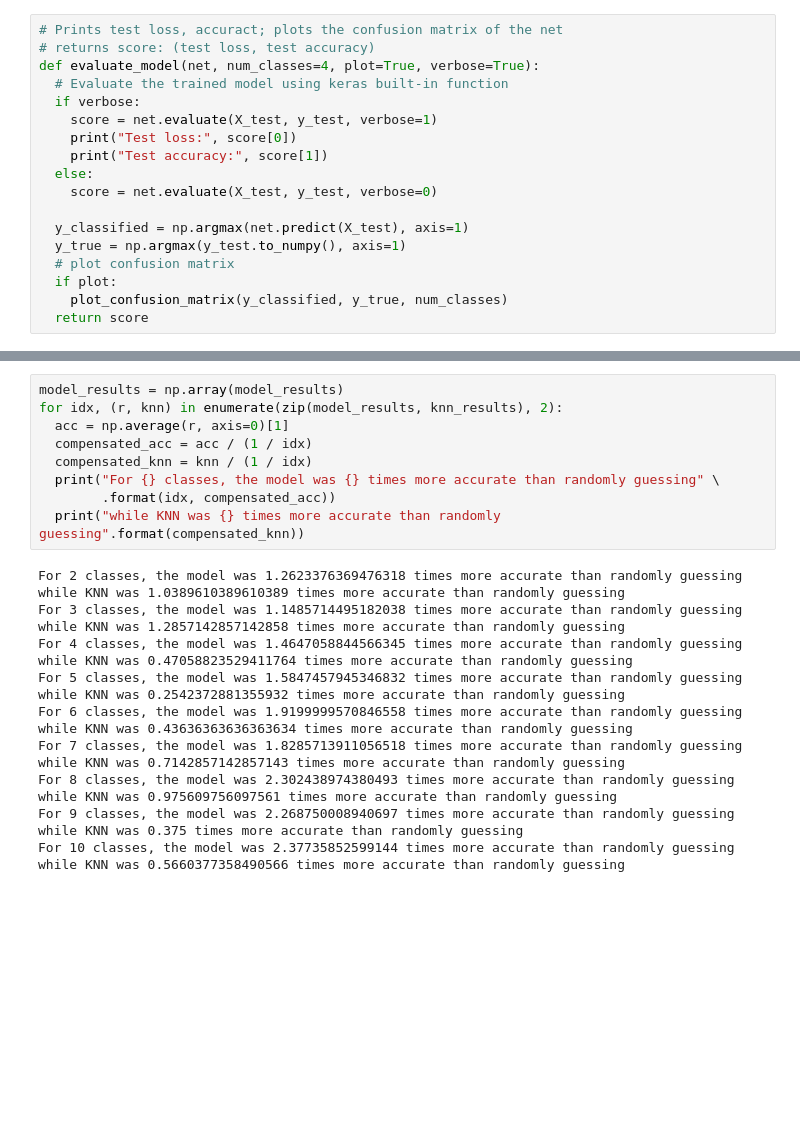
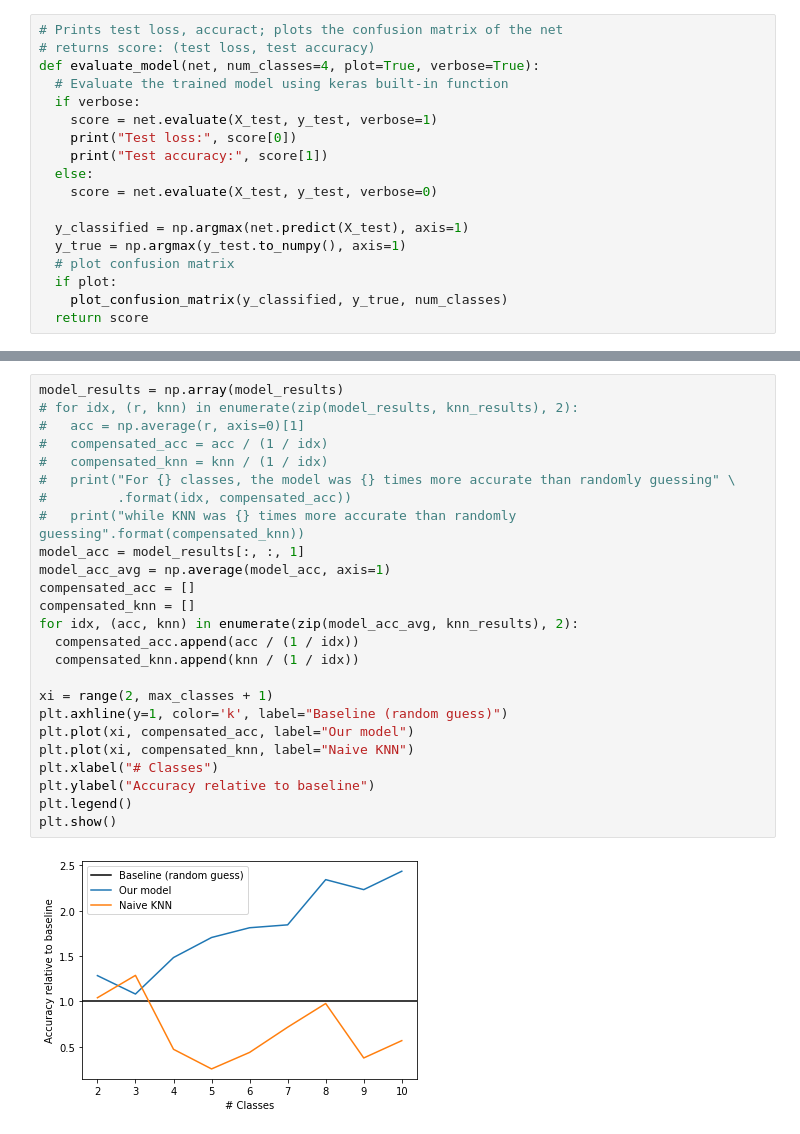
Before and after one commit to boraks4/537-project, a Jupyter notebook: forestfires.ipynb, the cells around one changed output, grey strips where cells are left out. Saved outputs shown, nothing was run; the diff lists cells and outputs as text; blank space fills up the shorter version.

Commit message:
Added basic graph of results

```diff
--- a/forestfires.ipynb
+++ b/forestfires.ipynb
@@ -356,28 +359,27 @@ for num_classes in range(2, max_classes + 1):
 # %%
 model_results = np.array(model_results)
-for idx, (r, knn) in enumerate(zip(model_results, knn_results), 2):
-  acc = np.average(r, axis=0)[1]
-  compensated_acc = acc / (1 / idx)
-  compensated_knn = knn / (1 / idx)
-  print("For {} classes, the model was {} times more accurate than randomly guessing" \
-        .format(idx, compensated_acc))
-  print("while KNN was {} times more accurate than randomly guessing".format(compensated_knn))
+# for idx, (r, knn) in enumerate(zip(model_results, knn_results), 2):
+#   acc = np.average(r, axis=0)[1]
+#   compensated_acc = acc / (1 / idx)
+#   compensated_knn = knn / (1 / idx)
+#   print("For {} classes, the model was {} times more accurate than randomly guessing" \
+#         .format(idx, compensated_acc))
+#   print("while KNN was {} times more accurate than randomly guessing".format(compensated_knn))
+model_acc = model_results[:, :, 1]
+model_acc_avg = np.average(model_acc, axis=1)
+compensated_acc = []
+compensated_knn = []
+for idx, (acc, knn) in enumerate(zip(model_acc_avg, knn_results), 2):
+  compensated_acc.append(acc / (1 / idx))
+  compensated_knn.append(knn / (1 / idx))
+
+xi = range(2, max_classes + 1)
+plt.axhline(y=1, color='k', label="Baseline (random guess)")
+plt.plot(xi, compensated_acc, label="Our model")
+plt.plot(xi, compensated_knn, label="Naive KNN")
+plt.xlabel("# Classes")
+plt.ylabel("Accuracy relative to baseline")
+plt.legend()
+plt.show()
 # %% [output]
-For 2 classes, the model was 1.2623376369476318 times more accurate than randomly guessing
-while KNN was 1.0389610389610389 times more accurate than randomly guessing
-For 3 classes, the model was 1.1485714495182038 times more accurate than randomly guessing
-while KNN was 1.2857142857142858 times more accurate than randomly guessing
-For 4 classes, the model was 1.4647058844566345 times more accurate than randomly guessing
-while KNN was 0.47058823529411764 times more accurate than randomly guessing
-For 5 classes, the model was 1.5847457945346832 times more accurate than randomly guessing
-while KNN was 0.2542372881355932 times more accurate than randomly guessing
-For 6 classes, the model was 1.9199999570846558 times more accurate than randomly guessing
-while KNN was 0.43636363636363634 times more accurate than randomly guessing
-For 7 classes, the model was 1.8285713911056518 times more accurate than randomly guessing
-while KNN was 0.7142857142857143 times more accurate than randomly guessing
-For 8 classes, the model was 2.302438974380493 times more accurate than randomly guessing
-while KNN was 0.975609756097561 times more accurate than randomly guessing
-For 9 classes, the model was 2.268750008940697 times more accurate than randomly guessing
-while KNN was 0.375 times more accurate than randomly guessing
-For 10 classes, the model was 2.37735852599144 times more accurate than randomly guessing
-while KNN was 0.5660377358490566 times more accurate than randomly guessing
+[figure, added]
```
Also changed, not shown: parts of 4 cells of this notebook.
